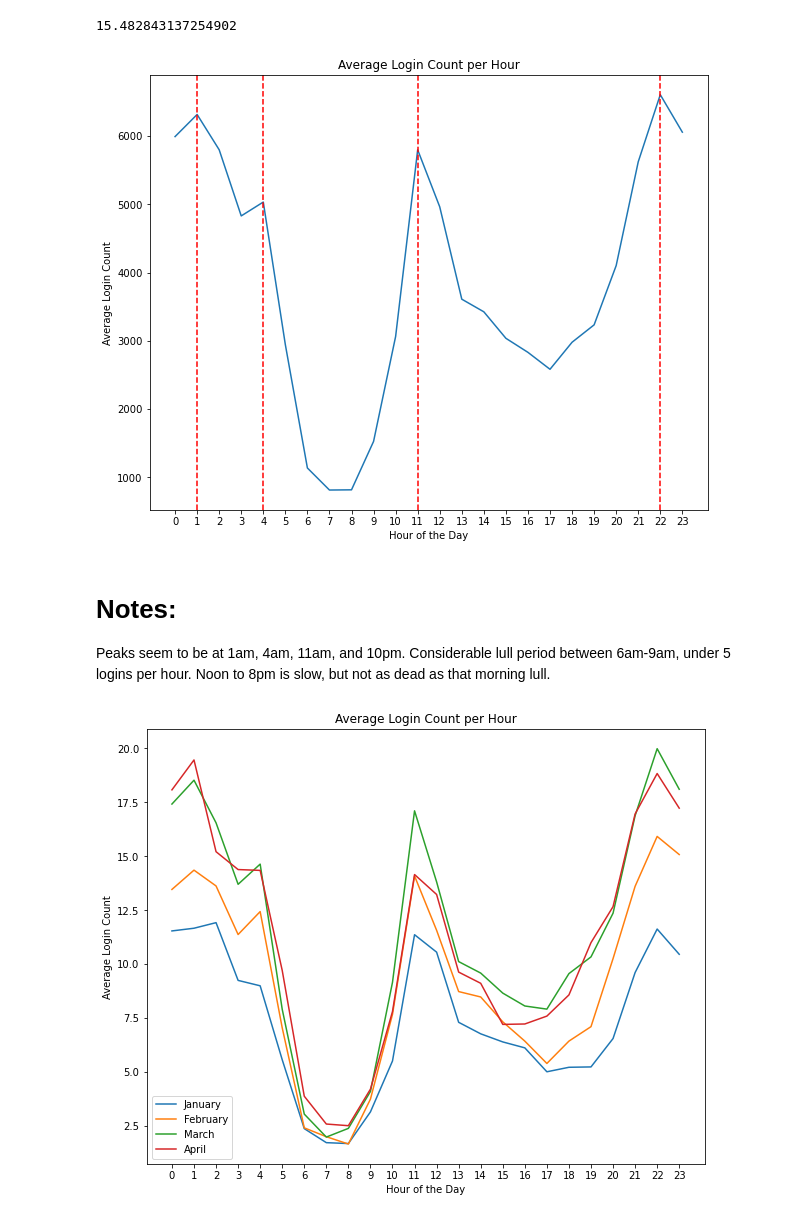
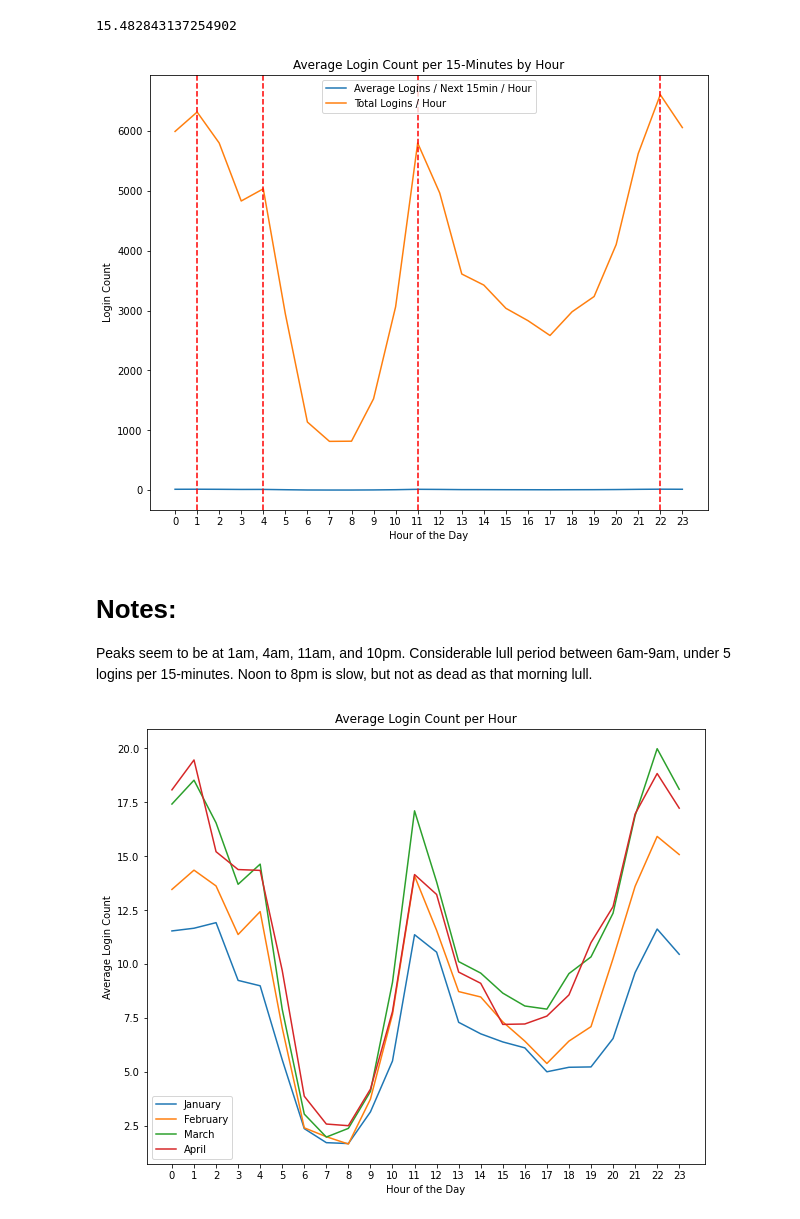
Before and after one commit to GwenToves/Ultimate-Technologies-Inc-Take-Home-Challenge, a Jupyter notebook: part_1_eda.ipynb, the cells around one changed output. Saved outputs shown, nothing was run; the diff lists cells and outputs as text; code cells hidden in the pictures.

```diff
--- a/part_1_eda.ipynb
+++ b/part_1_eda.ipynb
@@ -185,31 +185,38 @@ Doesn't look like we're missing any days other than we only have the first half
 # %% [output]
 15.482843137254902
 # %%
-# Calculate the all-time average login counts per hour in a day
-# What does the average day look like?
-average_hourly = logins_15.groupby(logins_15.index.hour)['count'].sum()
-
+# Calculate the all-time average login counts every 15-minute at each hour in a day
+# For example: if it were sometime between 1:00-1:59am, you could expect this many logins in the next 15 minutes
+average_15_hour = logins_15.groupby(logins_15.index.hour)['count'].mean()
+total_logins_hour = logins_15.groupby(logins_15.index.hour)['count'].sum()
 
 # Plot the average login counts per hour
 plt.figure(figsize=(10, 8))
-plt.plot(average_hourly.index, average_hourly)
+plt.plot(average_15_hour.index, average_15_hour, label='Average Logins / Next 15min / Hour')
+
+
+# Plot the total logins per hour
+plt.plot(total_logins_hour.index, total_logins_hour, label='Total Logins / Hour')
+
+
 plt.xlabel('Hour of the Day')
-plt.ylabel('Average Login Count')
-plt.title('Average Login Count per Hour')
+plt.ylabel('Login Count')
+plt.title('Average Login Count per 15-Minutes by Hour')
 
 # Set the x-axis ticks to show all 24 hours
 plt.xticks(range(0, 24))
 
+plt.legend()
 # Add vertical lines at the four highest points
 for index in [1, 4, 11, 22]:
     plt.axvline(x=index, color='red', linestyle='--')
 
 plt.show();
 # %% [output]
-[figure, old version]
+[figure, new version]
 # %% [markdown]
 # Notes:
 Peaks seem to be at 1am, 4am, 11am, and 10pm.
-Considerable lull period between 6am-9am, under 5 logins per hour.
+Considerable lull period between 6am-9am, under 5 logins per 15-minutes.
 Noon to 8pm is slow, but not as dead as that morning lull.
 # %%
```
Also changed, not shown: parts of 1 cell of this notebook.
